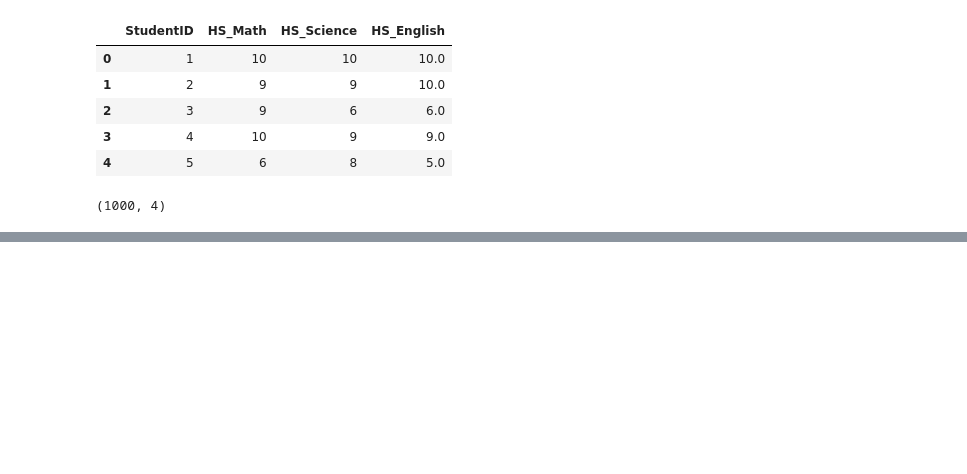
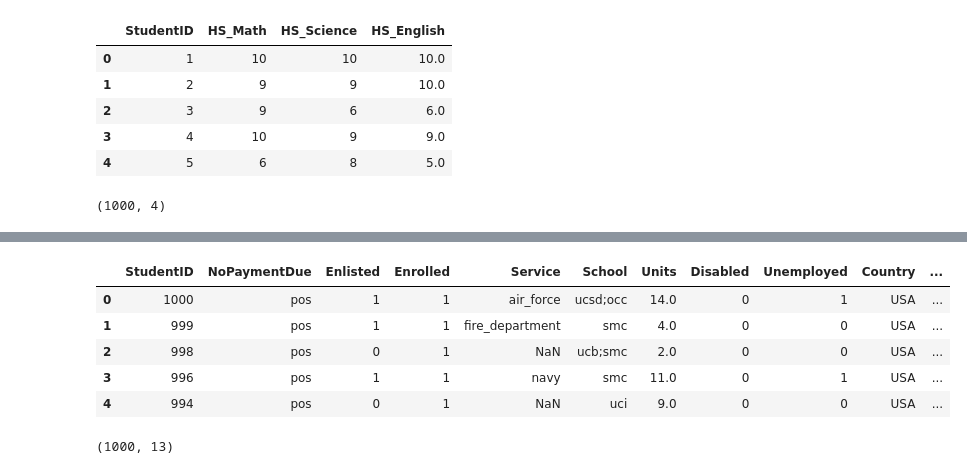
Before and after one commit to MSWinds/dm-group1-project, a Jupyter notebook: Final_Project.ipynb, the cells around one changed output, grey strips where cells are left out. Saved outputs shown, nothing was run; the diff lists cells and outputs as text; code cells hidden in the pictures; blank space fills up the shorter version.

```diff
--- a/Final_Project.ipynb
+++ b/Final_Project.ipynb
@@ -286,0 +423,15 @@ display(df15.head(), df15.shape)
+# %%
+# merge df_agg and df7
+# Gender: 1 if the corresponding StudentId is in df7; 0 otherwise
+df_agg = df_agg.merge(df7, on='StudentID', how='left')
+df_agg['Gender'] = df_agg['Gender'].apply(lambda x: 1 if pd.notnull(x) else 0)
+
+display(df_agg.head(), df_agg.shape)
+# %% [output]
+|  | StudentID | NoPaymentDue | Enlisted | Enrolled | Service | School | Units | Disabled | Unemployed | Country | ... |
+| 0 | 1000 | pos | 1 | 1 | air_force | ucsd;occ | 14.0 | 0 | 1 | USA | ... |
+| 1 | 999 | pos | 1 | 1 | fire_department | smc | 4.0 | 0 | 0 | USA | ... |
+| 2 | 998 | pos | 0 | 1 | NaN | ucb;smc | 2.0 | 0 | 0 | USA | ... |
+| 3 | 996 | pos | 1 | 1 | navy | smc | 11.0 | 0 | 1 | USA | ... |
+| 4 | 994 | pos | 0 | 1 | NaN | uci | 9.0 | 0 | 0 | USA | ... |
+(1000, 13)
```
Also changed, not shown: parts of 24 cells of this notebook, 1 other file.
